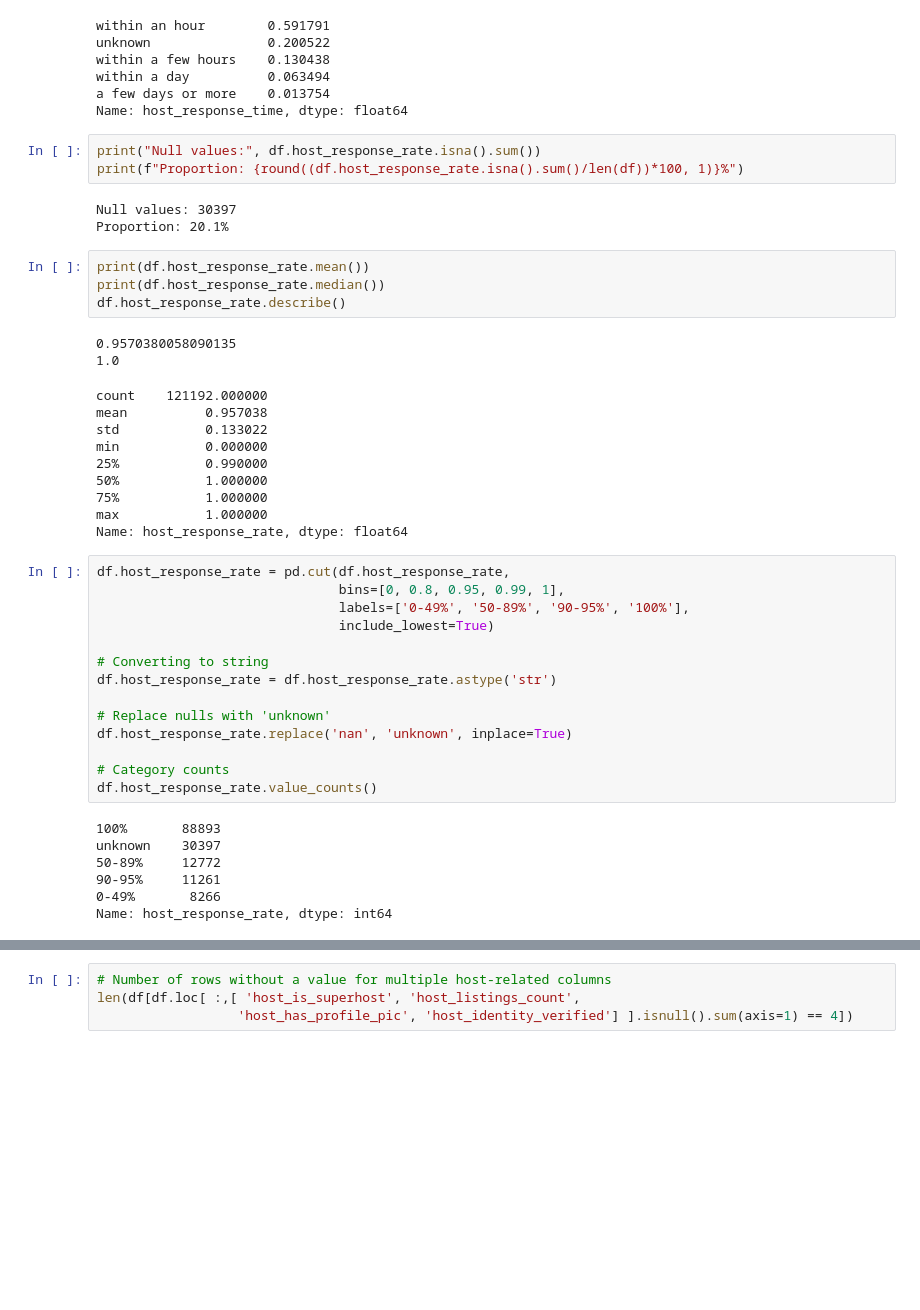
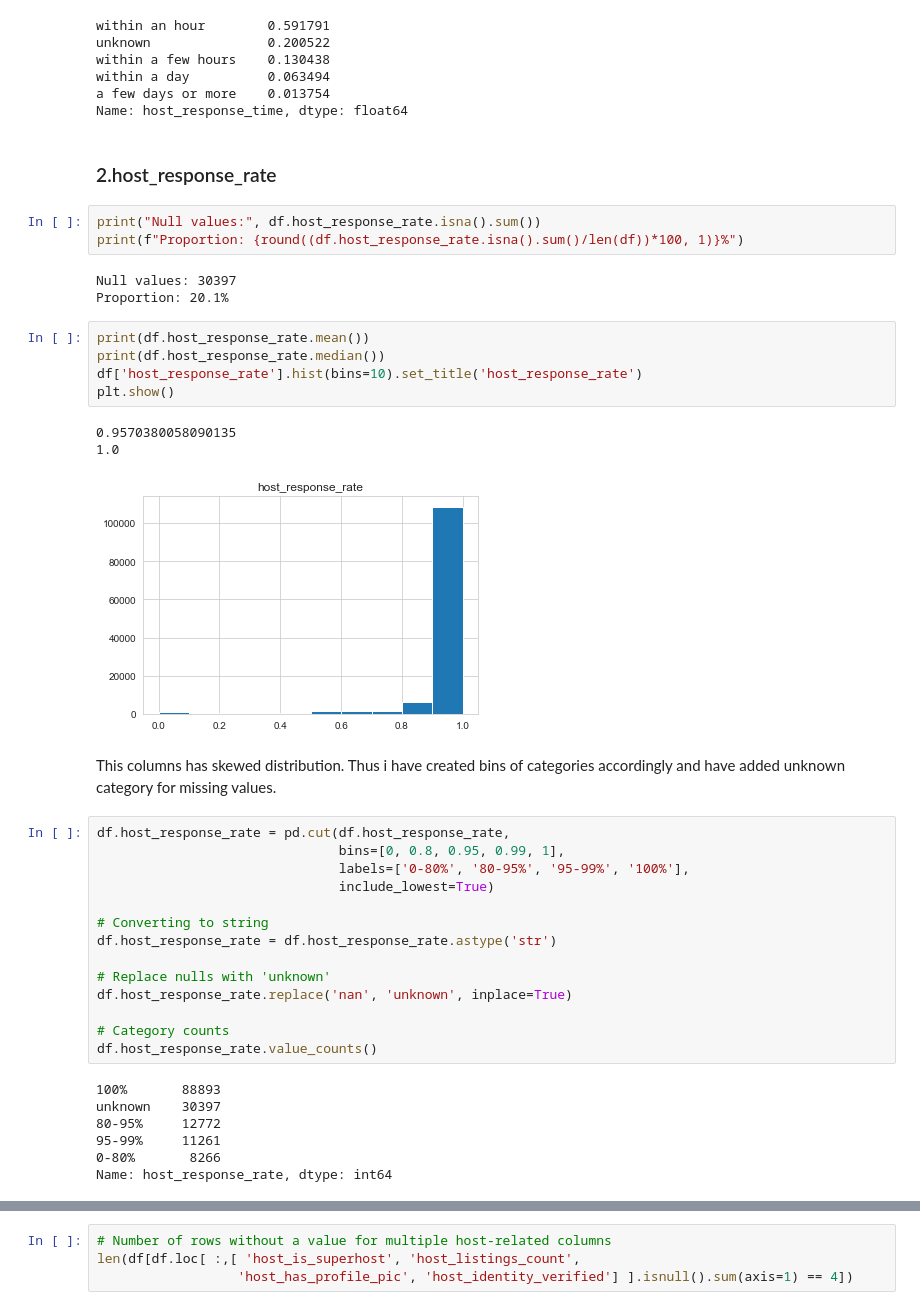
Before and after one commit to sujaykhandekar/data-mining-project, a Jupyter notebook: airbnbFeatureEngineering2.ipynb, the cells around one changed output, grey strips where cells are left out. Cells and saved outputs as stored; diff of their text form; blank space fills up the shorter version.

```diff
--- a/airbnbFeatureEngineering2.ipynb
+++ b/airbnbFeatureEngineering2.ipynb
@@ -317,6 +98,8 @@ within a few hours    0.130438
 within a day          0.063494
 a few days or more    0.013754
 Name: host_response_time, dtype: float64
+# %% [markdown]
+### 2.host_response_rate
 # %%
 print("Null values:", df.host_response_rate.isna().sum())
 print(f"Proportion: {round((df.host_response_rate.isna().sum()/len(df))*100, 1)}%")
@@ -326,23 +109,18 @@ Proportion: 20.1%
 # %%
 print(df.host_response_rate.mean())
 print(df.host_response_rate.median())
-df.host_response_rate.describe()
+df['host_response_rate'].hist(bins=10).set_title('host_response_rate')
+plt.show()
 # %% [output]
 0.9570380058090135
 1.0
-count    121192.000000
-mean          0.957038
-std           0.133022
-min           0.000000
-25%           0.990000
-50%           1.000000
-75%           1.000000
-max           1.000000
-Name: host_response_rate, dtype: float64
+[figure, added]
+# %% [markdown]
+This columns has skewed distribution. Thus i have created bins of categories accordingly and have added unknown category for missing values.
 # %%
 df.host_response_rate = pd.cut(df.host_response_rate,
                                bins=[0, 0.8, 0.95, 0.99, 1],
-                               labels=['0-49%', '50-89%', '90-95%', '100%'],
+                               labels=['0-80%', '80-95%', '95-99%', '100%'],
                                include_lowest=True)
 
 # Converting to string
@@ -356,7 +134,7 @@ df.host_response_rate.value_counts()
 # %% [output]
 100%       88893
 unknown    30397
-50-89%     12772
-90-95%     11261
-0-49%       8266
+80-95%     12772
+95-99%     11261
+0-80%       8266
 Name: host_response_rate, dtype: int64
```
Also changed, not shown: parts of 50 cells of this notebook.
